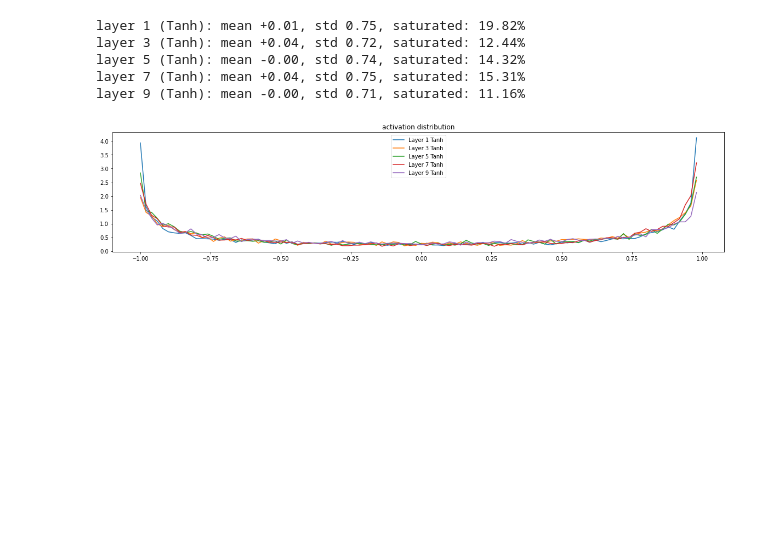
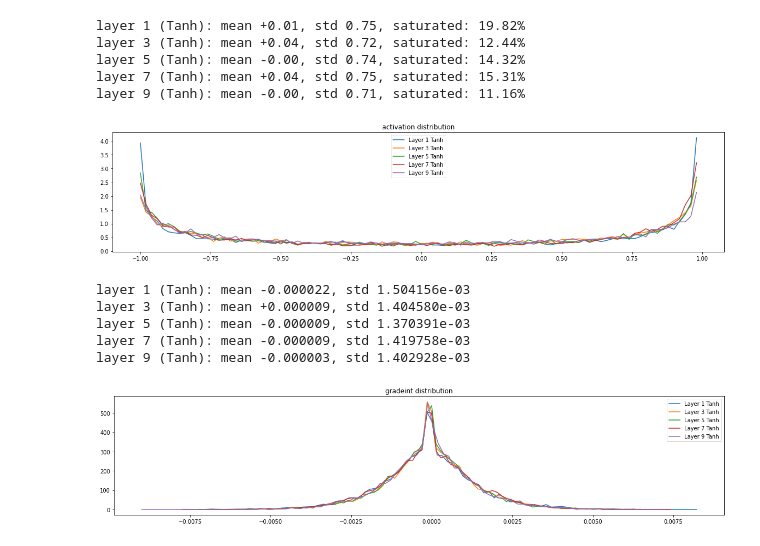
Before and after one commit to srajdev/zero_to_hero, a Jupyter notebook: Makemore_part2.ipynb, the cells around one changed output. Saved outputs shown, nothing was run; the diff lists cells and outputs as text; code cells hidden in the pictures; blank space fills up the shorter version.

```diff
--- a/Makemore_part2.ipynb
+++ b/Makemore_part2.ipynb
@@ -243,6 +244,7 @@ batch_size = 32
 
 # store stats
 losses = []
+ud = []
 
 
 for i in range(max_steps):
@@ -265,6 +267,9 @@ for i in range(max_steps):
 
     loss.backward()
     losses.append(loss.log10().item())
+    with torch.no_grad():
+        ud.append([((lr*p.grad).std() / p.data.std()).log10().item() for p in parameters])
+
     # update
     lr = 0.1 if i < 150000 else 0.01 # step learning rate decay
     for p in parameters:
@@ -299,3 +302,24 @@ layer 5 (Tanh): mean -0.00, std 0.74, saturated: 14.32%
 layer 7 (Tanh): mean +0.04, std 0.75, saturated: 15.31%
 layer 9 (Tanh): mean -0.00, std 0.71, saturated: 11.16%
 [figure]
+# %%
+# plot gradient distribution
+plt.figure(figsize=(20, 4))
+legend = []
+for i, layer in enumerate(layers[:-1]):
+    if isinstance(layer, Tanh):
+        t = layer.out.grad
+        print('layer %d (%s): mean %+f, std %e' % (i, layer.__class__.__name__, t.mean(), t.std()))
+        hy, hx = torch.histogram(t, density=True)
+        plt.plot(hx[:-1].detach(), hy.detach())
+        legend.append(f'Layer {i} {layer.__class__.__name__}')
+plt.legend(legend)
+plt.title("gradeint distribution")
+plt.show()
+# %% [output]
+layer 1 (Tanh): mean -0.000022, std 1.504156e-03
+layer 3 (Tanh): mean +0.000009, std 1.404580e-03
+layer 5 (Tanh): mean -0.000009, std 1.370391e-03
+layer 7 (Tanh): mean -0.000009, std 1.419758e-03
+layer 9 (Tanh): mean -0.000003, std 1.402928e-03
+[figure, added]
```
Also changed, not shown: parts of 5 cells of this notebook.
